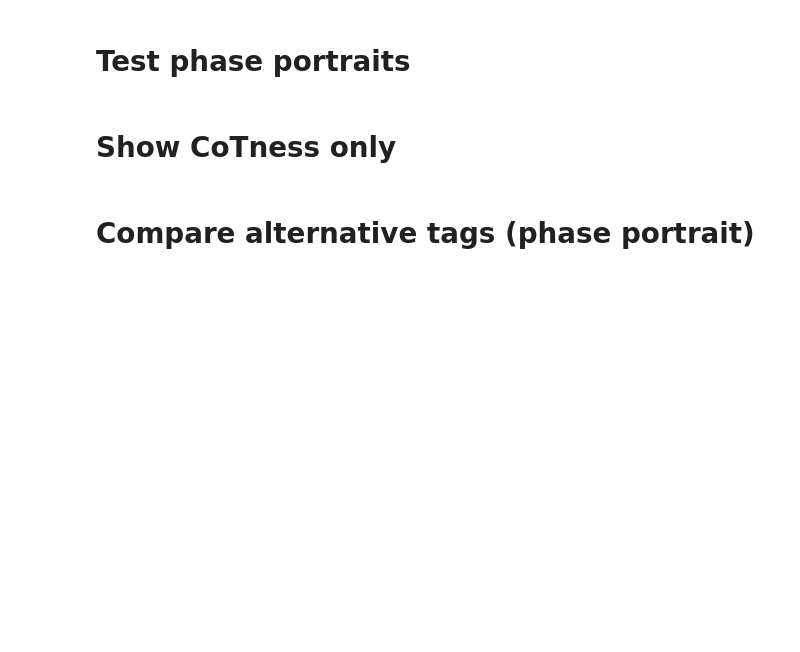
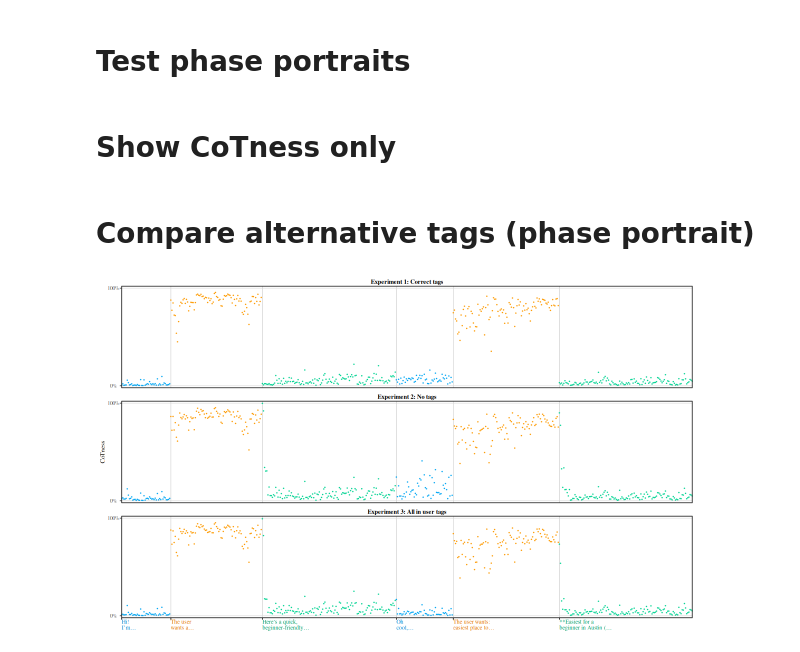
Before and after one commit to bongohead/role-science, a Jupyter notebook: experiments/role-analysis/04-tomato-probe-results.ipynb, the cells around one changed output. Saved outputs shown, nothing was run; the diff lists cells and outputs as text; code cells hidden in the pictures; blank space fills up the shorter version.

```diff
--- a/experiments/role-analysis/04-tomato-probe-results.ipynb
+++ b/experiments/role-analysis/04-tomato-probe-results.ipynb
@@ -14,16 +14,17 @@ source(paste0(ws, '/r-utils/plots.r'))
 # Load data
 # %%
 raw_df =
-    read_csv(file.path(ws, str_glue('experiments/role-analysis/outputs/probe-projections/tomato-role-projections-{model_prefix} copy.csv')), trim_ws = FALSE) %>%
+    read_csv(file.path(ws, str_glue('experiments/role-analysis/outputs/probe-projections/tomato-role-projections-{model_prefix}.csv')), trim_ws = FALSE) %>%
     # Add in bmt/seg id to allow for filtering later if needed
     group_by(role_space, layer_ix, prompt_key, prompt_ix, target_role) %>%
     arrange(., token_in_prompt_ix, .by_group = T) %>%
     mutate(seg_ix = consecutive_id(base_message_type)) %>%
     group_by(role_space, layer_ix, prompt_key, prompt_ix, target_role, seg_ix) %>%
+    arrange(., sample_ix, .by_group = T) %>%
     mutate(token_in_seg_ix = row_number()) %>%
     ungroup() %>%
     filter(., role_space == 'suca') %>%
-    filter(., layer_ix == 16) %>%
+    filter(., layer_ix == 12) %>%
     select(., -role_space, -layer_ix)
 
 head(raw_df, 1)
@@ -241,8 +242,8 @@ plots = map(group_split(plot_df, prompt_key), function(this_plot_df) {
 # Line plot version
 plot_df =
     raw_df %>%
-    group_by(prompt_key, prompt_ix, seg_ix, target_role) %>%
-    mutate(prob_ewma = zoo::rollapply(prob, seq_along(prob), \(x) .1^(seq(length(x) - 1, 0)) %>% {sum(x * .)/sum(.)}, align = 'right', partial = T)) %>%
+    group_by(prompt_key, prompt_ix, seg_ix, target_role, base_message_ix) %>%
+    mutate(prob_ewma = zoo::rollapply(prob, seq_along(prob), \(x) .9^(seq(length(x) - 1, 0)) %>% {sum(x * .)/sum(.)}, align = 'right', partial = T)) %>%
     ungroup() %>%
     mutate(
         .,
@@ -709,7 +710,8 @@ plot_df =
     filter(base_message_type != 'system') %>%
     filter(target_role != 'system') %>%
     filter(., prompt_key %in% c('basic_no_format', 'everything_in_user_tags', 'proper_tags')) %>%
-    group_by(prompt_key, prompt_ix, seg_ix, target_role) %>%
+    group_by(prompt_key, prompt_ix, seg_ix, target_role, base_message_ix) %>%
+    arrange(., seg_ix, token_in_seg_ix, .by_group = T) %>%
     mutate(prob_ewma = zoo::rollapply(prob, seq_along(prob), \(x) .5^(seq(length(x) - 1, 0)) %>% {sum(x * .)/sum(.)}, align = 'right', partial = T)) %>%
     ungroup() %>%
     mutate(
@@ -727,7 +729,7 @@ plot_df =
         prompt_key = factor (
             prompt_key,
             levels = c('proper_tags', 'basic_no_format', 'everything_in_user_tags'),
-            labels = c('Experiment 1: Correct tags', 'Experiment 2: No tags', 'Expertiment 3: All in user tags')
+            labels = c('Experiment 1: Correct tags', 'Experiment 2: No tags', 'Experiment 3: All in user tags')
         )
     ) %>%
     filter(., token_in_seg_ix <= 120) %>%
@@ -798,49 +800,51 @@ segs =
 plot =
     plot_df_filtered %>%
     ggplot() +
-    geom_point(aes(x = token_in_prompt_ix, y = prob_ewma, color = base_message_type), size = 0.4, alpha = 0.9) +
+    geom_point(aes(x = token_in_prompt_ix, y = prob, color = base_message_type), size = 0.3, alpha = 0.9) +
     # geom_line(aes(x = token_in_prompt_ix, y = prob_ewma, color = base_message_type, group = seg_ix), linewidth = 0.2, alpha = 0.5) +
     # facet_grid(rows = vars(prompt_key), switch = 'y') +
     facet_wrap(~prompt_key, ncol = 1, strip.position = "top") +  # CHANGED: use facet_wrap
     scale_y_continuous(
         labels = scales::percent_format(accuracy = 1),
         limits = c(0, 1),
         expand = expansion(mult = c(0.02, 0.02)),
         breaks = c(0, 1)
     ) +
     scale_x_continuous(
         breaks = segs$start_ix,
         labels = segs$start_str,
         expand = expansion(mult = c(0, 0))
     ) +
     scale_color_manual(values = point_colors[2:4], drop = FALSE) +
     labs(
         x = NULL,
         y = 'CoTness',
         color = 'Token Style'
     ) +
     coord_cartesian(clip = 'off') +
-    theme_iclr(base_size = 11) +
+    theme_iclr(base_size = 9) +
     theme(
         legend.position = 'none',
-        axis.title.y = ggtext::element_markdown(angle = 90, vjust = 0.5, margin = margin(r = 6)),
-        strip.text = element_text(face = 'bold', size = 10),
-        panel.spacing.y = unit(1.0, 'lines'),
-        axis.text.x = ggtext::element_markdown(size = 9, hjust = 0, angle = 0)
+        axis.title.y = ggtext::element_markdown(size = 8, angle = 90, vjust = 0.5, margin = margin(r = 1)),
+        strip.text = element_text(face = 'bold', size = 7.5, margin = margin(b = 2)),
+        panel.spacing.y = unit(0.5, 'lines'),
+        axis.text.x = ggtext::element_markdown(size = 7, hjust = 0, angle = 0)
     )
 
-# ggsave(
-#     str_glue('{ws}/experiments/role-analysis/plots/cotness-phase-portrait-alt-tags-4.pdf'),
-#     plot = plot, width = 7, height = 4.0, units = 'in', dpi = 300, device = cairo_pdf
-# )
-# ggsave(
-#     str_glue('{ws}/experiments/role-analysis/plots/cotness-phase-portrait-alt-tags-4.png'),
-#     plot = plot,  width = 7, height = 4.0, units = 'in', dpi = 300
-# )
+ggsave(
+    str_glue('{ws}/experiments/role-analysis/plots/cotness-phase-portrait-alt-tags-4-2.pdf'),
+    plot = plot, width = 6.75, height = 2.8, units = 'in', dpi = 300, device = cairo_pdf
+)
+ggsave(
+    str_glue('{ws}/experiments/role-analysis/plots/cotness-phase-portrait-alt-tags-4-2.png'),
+    plot = plot,  width = 6.75, height = 2.8, units = 'in', dpi = 300
+)
 
-# ggsave(
-#     str_glue('{ws}/docs/cotness-phase-portrait-alt-tags-4.png'),
-#     plot = plot, width = 7, height = 4.0, units = 'in', dpi = 300
-# )
+ggsave(
+    str_glue('{ws}/docs/cotness-phase-portrait-alt-tags-4-2.png'),
+    plot = plot, width = 6.75, height = 2.8, units = 'in', dpi = 300
+)
 
 plot
+# %% [output]
+[figure, added]
```
Also changed, not shown: parts of 4 cells of this notebook, 2 other files.
